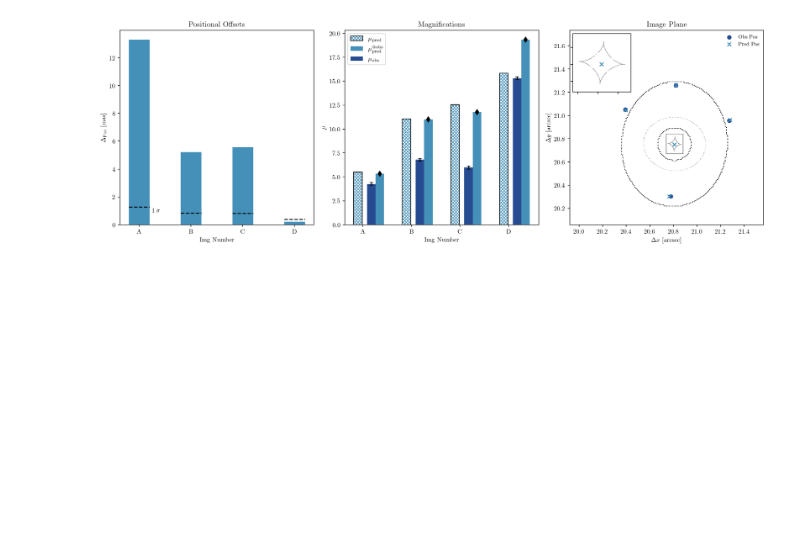
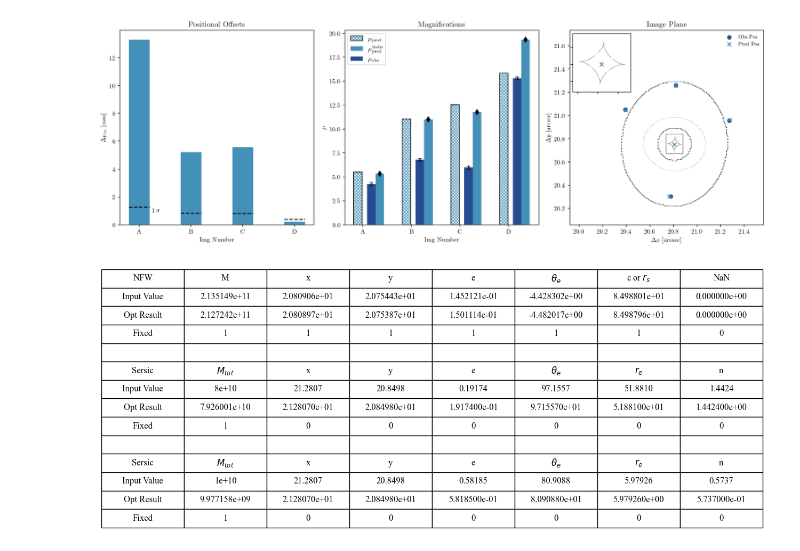
Before and after one commit to romms921/IllustrisTNG-Lens-Modelling, a Jupyter notebook: Plotting_glafic_results.ipynb, the cells around one changed output. Cells and saved outputs as stored; diff of their text form; code cells hidden in the pictures; blank space fills up the shorter version.

Commit message:
added table to plotting file

```diff
--- a/Plotting_glafic_results.ipynb
+++ b/Plotting_glafic_results.ipynb
@@ -356,0 +763,23 @@ pix_size = 0.01
+# %%
+plt.rcParams['text.usetex'] = False
+
+if 'POS+FLUX' in model_ver or 'pos+flux' in model_ver:
+    constraint = 'pos_flux'
+else:
+    constraint = 'pos'
+
+filename_0 = glafic_model_path + constraint + '_point.py'
+
+full_table, chi2 = glafic_tabular(filename_0, opt_file, save_table_flag = False, shear=False, show_shear=False, show_params=False)
+
+plt.figure(figsize=(16, 5))
+plt.axis('off')
+table_plot = plt.table(cellText=full_table.values, colLabels=full_table.columns, cellLoc='center', loc='center')
+table_plot.auto_set_font_size(False)
+table_plot.set_fontsize(12)
+
+# Increase the row height
+for key, cell in table_plot.get_celld().items():
+    cell.set_height(0.09)  # Adjust the height as needed
+# %% [output]
+[figure, added]
```
Also changed, not shown: parts of 1 cell of this notebook, 1 other file.
